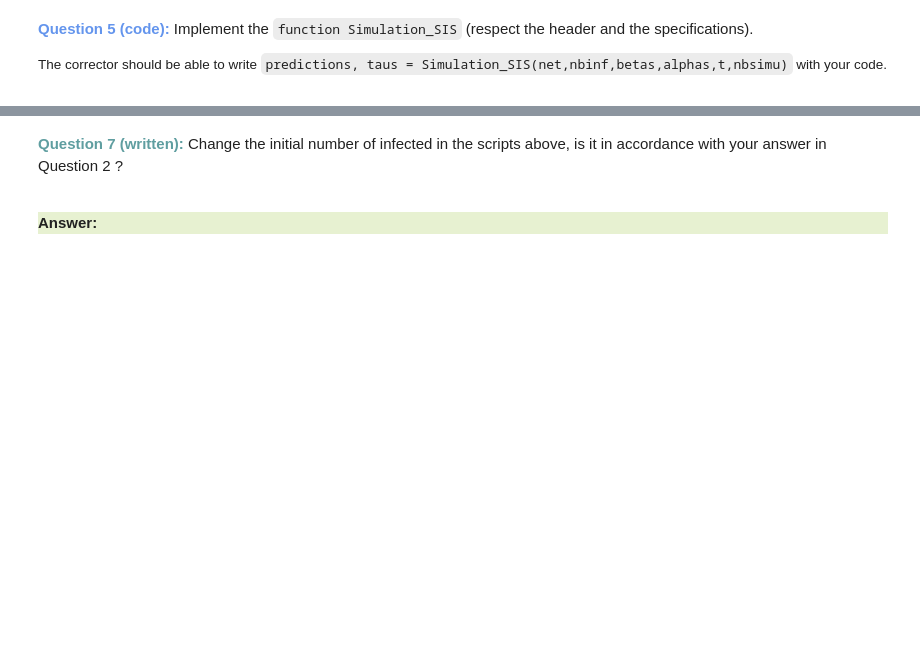
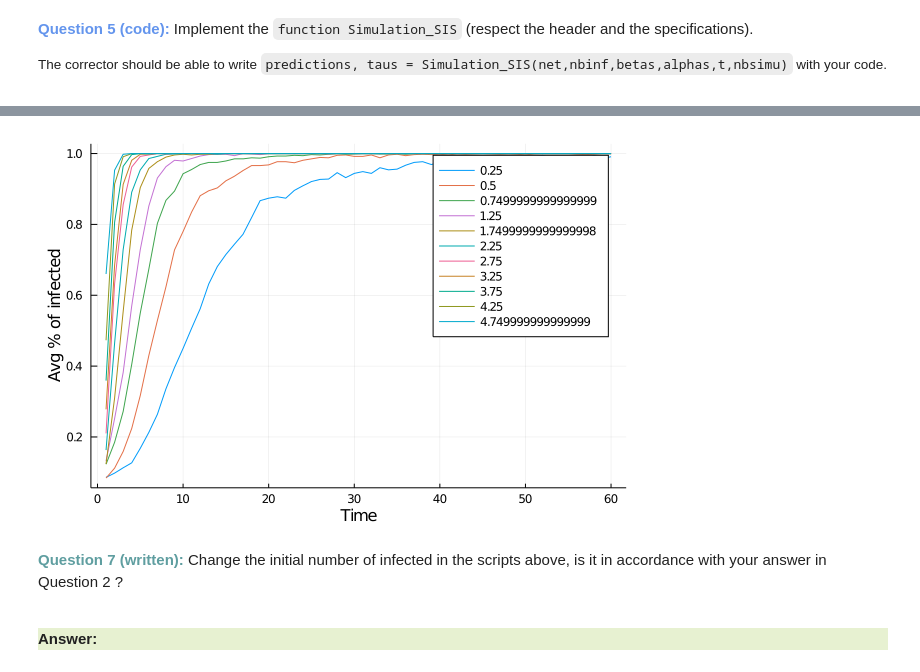
Before and after one commit to BSoDium/epidemic-spreading-sim, a Jupyter notebook: src/graph21-22.ipynb, the cells around one changed output, grey strips where cells are left out. Saved outputs shown, nothing was run; the diff lists cells and outputs as text; code cells hidden in the pictures; blank space fills up the shorter version.

```diff
--- a/src/graph21-22.ipynb
+++ b/src/graph21-22.ipynb
@@ -339,11 +306,13 @@ Plots.plot(predictions, label=taus',xlabel="Time",ylabel="% of infected")
 # %%
 # Same as before but applied on toulouse_neigh. May be a bit long to run.
 betas = [0.05,0.1,0.15,0.25,0.35,0.45,0.55,0.65,0.75,0.85,0.95]
 alphas = [0.2,0.2,0.2,0.2,0.2,0.2,0.2,0.2,0.2,0.2,0.2]
 
-predictions, taus = Simulation_SIS(toulouse_neigh,100,betas,alphas,1000,100)
+predictions, taus = Simulation_SIS(toulouse_neigh,100,betas,alphas,60,11)
 
-Plots.plot(predictions, label=taus',xlabel="Time",ylabel="% of infected")
+Plots.plot(predictions, label=taus',xlabel="Time",ylabel="Avg % of infected")
+# %% [output]
+[figure, added]
 # %% [markdown]
 <div style="width:75%;margin:0 auto;">
 
```
Also changed, not shown: parts of 8 cells of this notebook, 4 other files.
